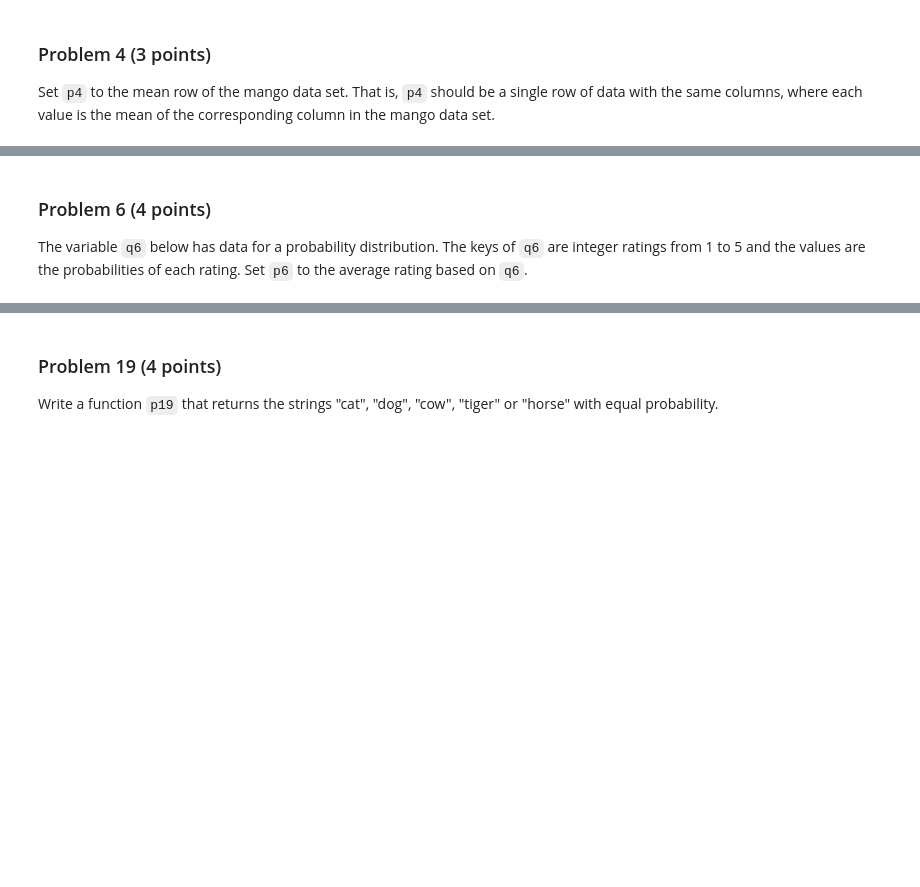
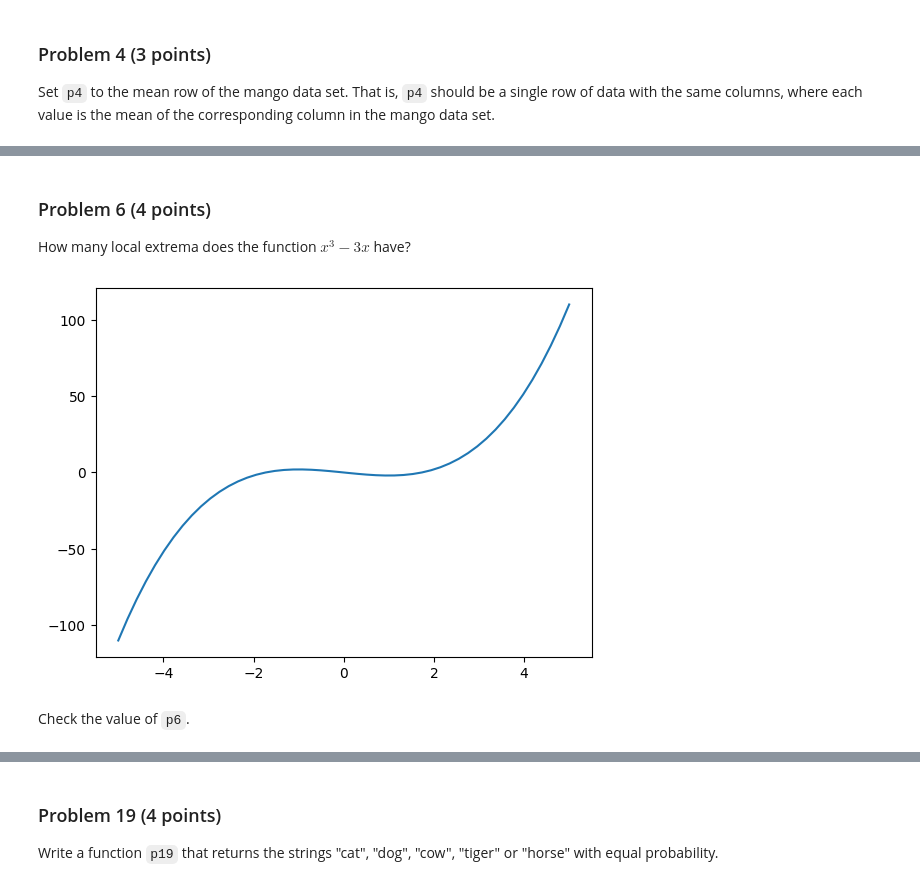
Before and after one commit to yy714x/dx601-homework-04, a Jupyter notebook: homework.ipynb, the cells around one changed output, grey strips where cells are left out. Drawn from its saved outputs; the diff is of its cells as text; code cells hidden in the pictures; blank space fills up the shorter version.

```diff
--- a/homework.ipynb
+++ b/homework.ipynb
@@ -145,6 +145,0 @@ sum(p5.values())
-# %% [markdown]
-### Problem 6 (4 points)
-
-The variable `q6` below has data for a probability distribution.
-The keys of `q6` are integer ratings from 1 to 5 and the values are the probabilities of each rating.
-Set `p6` to the average rating based on `q6`.
@@ -153,6 +146,19 @@ q6 = {1 : 0.11, 2: 0.18, 3: 0.35, 4: 0.24, 5: 0.12}
+# %% [markdown]
+### Problem 6 (4 points)
+
+How many local extrema does the function $x^3 - 3x$ have?
+# %%
+# @title Plot of $x^3 - 3x$
+
+xs = np.linspace(-5,5)
+plt.plot(xs, xs**3 - 3 * xs);
+# %% [output]
+[figure, added]
 # %%
 # YOUR CHANGES HERE
 
 p6 = ...
+# %% [markdown]
+Check the value of `p6`.
 # %%
 p6
```
Also changed, not shown: parts of 122 cells of this notebook.
